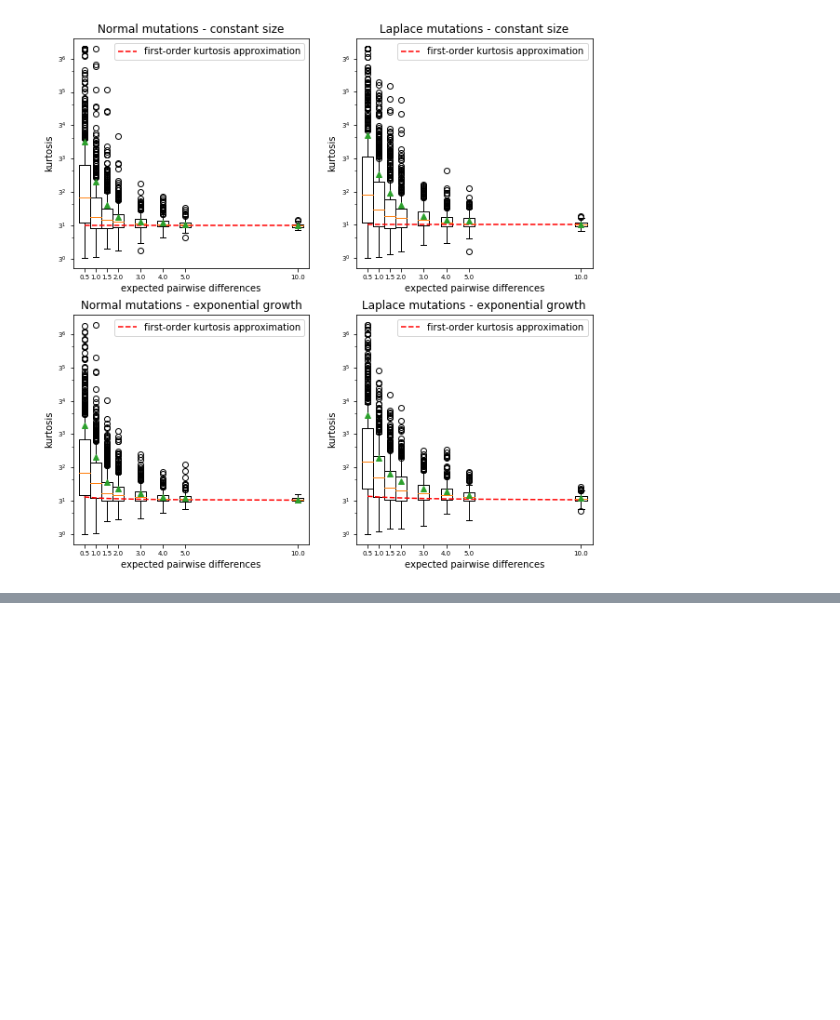
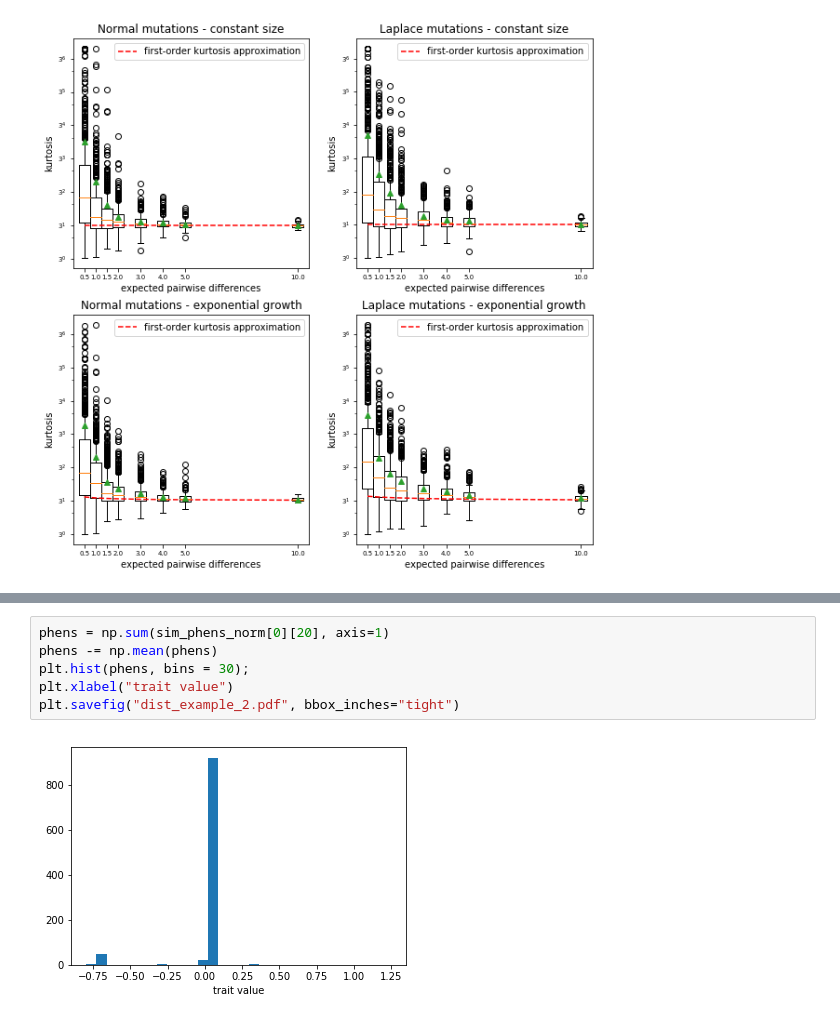
Before and after one commit to emkoch/quant_gen_coal, a Jupyter notebook: programs/msprime_tests.ipynb, the cells around one changed output, grey strips where cells are left out. Drawn from its saved outputs; the diff is of its cells as text; blank space fills up the shorter version.

```diff
--- a/programs/msprime_tests.ipynb
+++ b/programs/msprime_tests.ipynb
@@ -235,0 +305,8 @@ plt.savefig("kurt_sim.pdf", bbox_inches="tight")
+# %%
+phens = np.sum(sim_phens_norm[0][20], axis=1)
+phens -= np.mean(phens)
+plt.hist(phens, bins = 30);
+plt.xlabel("trait value")
+plt.savefig("dist_example_2.pdf", bbox_inches="tight")
+# %% [output]
+[figure, added]
```
Also changed, not shown: parts of 21 cells of this notebook, 1 other file.
